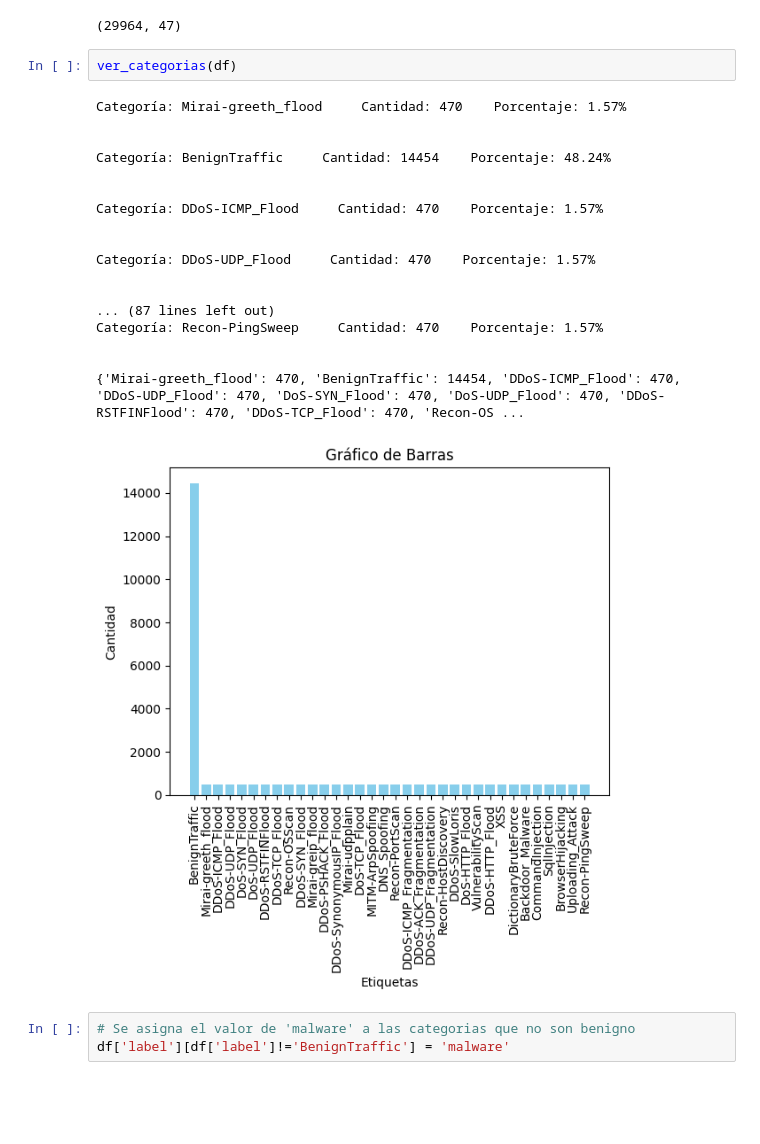
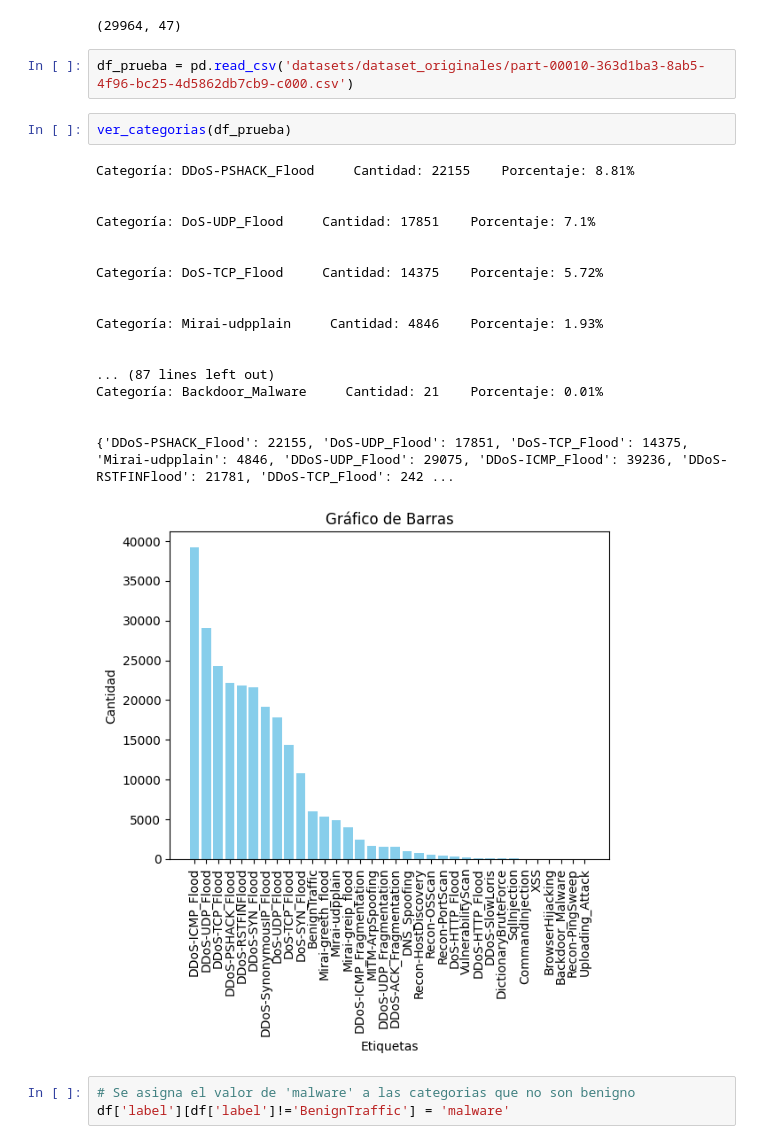
Before and after one commit to NestorSaenz/deteccion_software_malicioso, a Jupyter notebook: Generacion_Dataset.ipynb, the cells around one changed output. Saved outputs shown, nothing was run; the diff lists cells and outputs as text; blank space fills up the shorter version.

Commit message:
Subiendo imagen para el readme

```diff
--- a/Generacion_Dataset.ipynb
+++ b/Generacion_Dataset.ipynb
@@ -76,27 +80,29 @@ for archivo in tqdm(df_sets):
 df.shape
 # %% [output]
 (29964, 47)
+# %%
+df_prueba = pd.read_csv('datasets/dataset_originales/part-00010-363d1ba3-8ab5-4f96-bc25-4d5862db7cb9-c000.csv')
 # %%
-ver_categorias(df)
+ver_categorias(df_prueba)
 # %% [output]
-Categoría: Mirai-greeth_flood     Cantidad: 470    Porcentaje: 1.57%
+Categoría: DDoS-PSHACK_Flood     Cantidad: 22155    Porcentaje: 8.81%
 
 
-Categoría: BenignTraffic     Cantidad: 14454    Porcentaje: 48.24%
+Categoría: DoS-UDP_Flood     Cantidad: 17851    Porcentaje: 7.1%
 
 
-Categoría: DDoS-ICMP_Flood     Cantidad: 470    Porcentaje: 1.57%
+Categoría: DoS-TCP_Flood     Cantidad: 14375    Porcentaje: 5.72%
 
 
-Categoría: DDoS-UDP_Flood     Cantidad: 470    Porcentaje: 1.57%
+Categoría: Mirai-udpplain     Cantidad: 4846    Porcentaje: 1.93%
 
 
 ... (87 lines left out)
-Categoría: Recon-PingSweep     Cantidad: 470    Porcentaje: 1.57%
+Categoría: Backdoor_Malware     Cantidad: 21    Porcentaje: 0.01%
 
 
-{'Mirai-greeth_flood': 470, 'BenignTraffic': 14454, 'DDoS-ICMP_Flood': 470, 'DDoS-UDP_Flood': 470, 'DoS-SYN_Flood': 470, 'DoS-UDP_Flood': 470, 'DDoS-RSTFINFlood': 470, 'DDoS-TCP_Flood': 470, 'Recon-OS ...
+{'DDoS-PSHACK_Flood': 22155, 'DoS-UDP_Flood': 17851, 'DoS-TCP_Flood': 14375, 'Mirai-udpplain': 4846, 'DDoS-UDP_Flood': 29075, 'DDoS-ICMP_Flood': 39236, 'DDoS-RSTFINFlood': 21781, 'DDoS-TCP_Flood': 242 ...
-[figure, old version]
+[figure, new version]
 # %%
 # Se asigna el valor de 'malware' a las categorias que no son benigno
 df['label'][df['label']!='BenignTraffic'] = 'malware'
```
Also changed, not shown: parts of 1 cell of this notebook, 1 other file.
